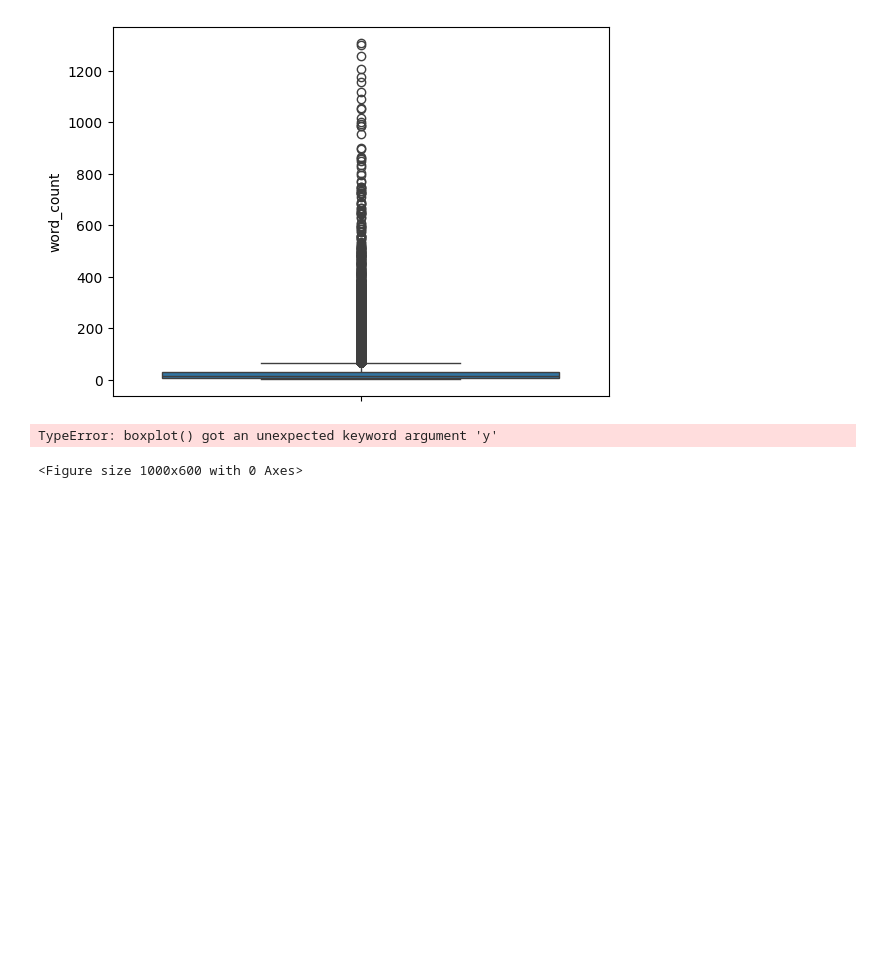
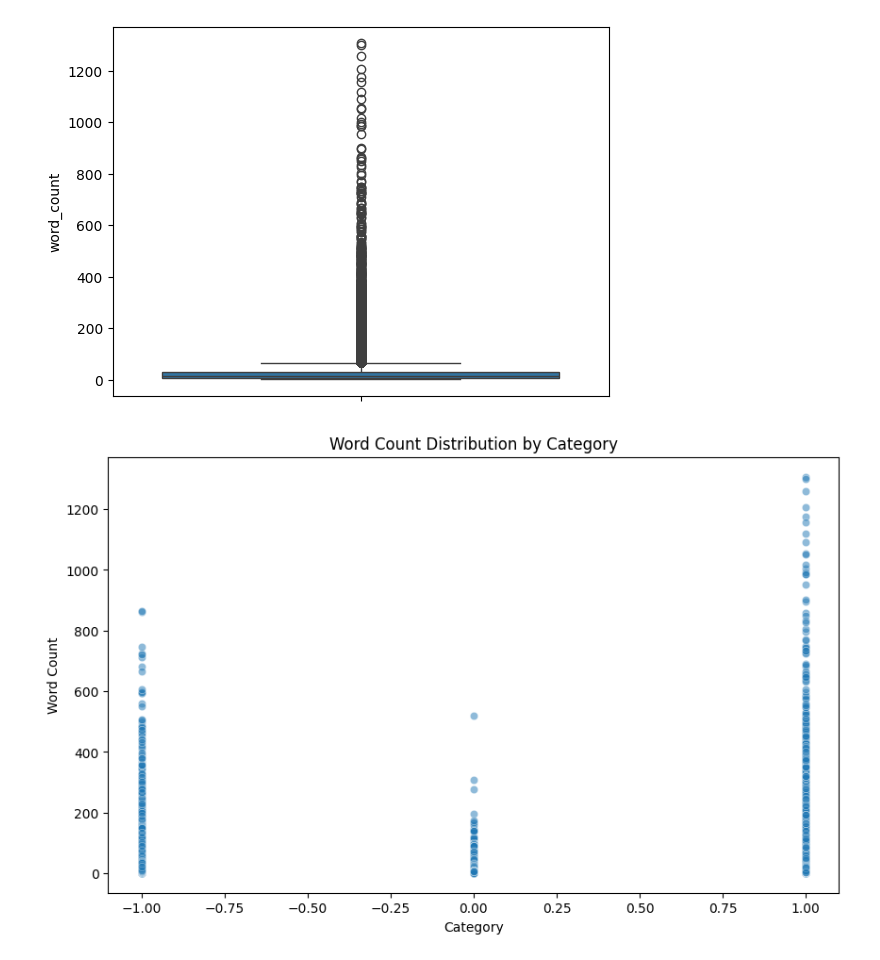
Before and after one commit to piyush07dubey/youtube_sentiment_analysis, a Jupyter notebook: model.ipynb, the cells around one changed output. Drawn from its saved outputs; the diff is of its cells as text; code cells hidden in the pictures; blank space fills up the shorter version.

```diff
--- a/model.ipynb
+++ b/model.ipynb
@@ -161,12 +167,15 @@ sns.boxplot(df['word_count'])
 <Axes: ylabel='word_count'>
 [figure]
 # %%
+import pandas as pd
+import matplotlib.pyplot as plt
+import seaborn as sns
+
 plt.figure(figsize=(10,6))
-plt.boxplot(data=df,x='Category',y='word_count')
+sns.scatterplot(data=df,x='category',y='word_count',alpha=0.5)
 plt.title('Word Count Distribution by Category')
 plt.xlabel('Category')
 plt.ylabel('Word Count')
 plt.show()
 # %% [output]
-TypeError: boxplot() got an unexpected keyword argument 'y'
-<Figure size 1000x600 with 0 Axes>
+[figure, added]
```
Also changed, not shown: parts of 28 cells of this notebook.
